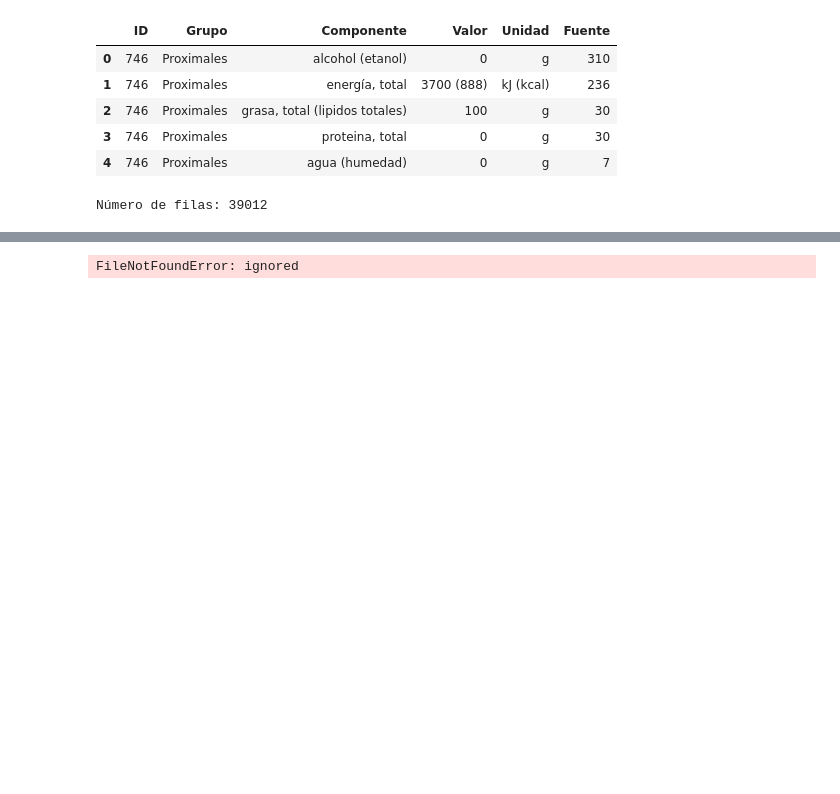
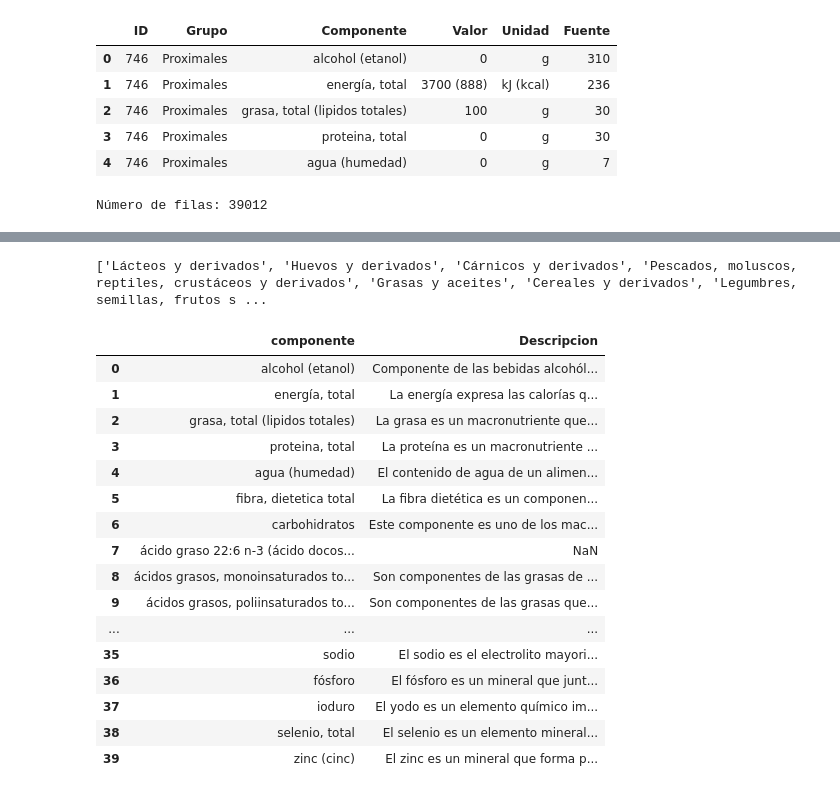
Before and after one commit to joampc/TFM2023, a Jupyter notebook: notebooks/Food_processing.ipynb, the cells around one changed output, grey strips where cells are left out. Drawn from its saved outputs; the diff is of its cells as text; code cells hidden in the pictures; blank space fills up the shorter version.

```diff
--- a/notebooks/Food_processing.ipynb
+++ b/notebooks/Food_processing.ipynb
@@ -81,5 +92,27 @@ Número de filas: 39012
-# %%
-df_grupos = pd.read_csv('/content/drive/MyDrive/TFM/Alimentos/grupos_alimentos.csv', delimiter='|')
-df_grupos.head()
-# %% [output]
-FileNotFoundError: ignored
+# %%
+print(df_grupos['Texto'].unique().tolist())
+# %% [output]
+['Lácteos y derivados', 'Huevos y derivados', 'Cárnicos y derivados', 'Pescados, moluscos, reptiles, crustáceos y derivados', 'Grasas y aceites', 'Cereales y derivados', 'Legumbres, semillas, frutos s ...
+# %%
+#esto es un dataset informativo que describe lo que significa cada elemento de la composicion de los alimentos
+df_desc_componente = pd.read_csv('/content/drive/MyDrive/TFM/Alimentos/descripcion_componentes.csv', delimiter='|')
+df_desc_componente.shape[0]
+df_desc_componente.head(40)
+# %% [output]
+|  | componente | Descripcion |
+| 0 | alcohol (etanol) | Componente de las bebidas alcohól... |
+| 1 | energía, total | La energía expresa las calorías q... |
+| 2 | grasa, total (lipidos totales) | La grasa es un macronutriente que... |
+| 3 | proteina, total | La proteína es un macronutriente ... |
+| 4 | agua (humedad) | El contenido de agua de un alimen... |
+| 5 | fibra, dietetica total | La fibra dietética es un componen... |
+| 6 | carbohidratos | Este componente es uno de los mac... |
+| 7 | ácido graso 22:6 n-3 (ácido docos... | NaN |
+| 8 | ácidos grasos, monoinsaturados to... | Son componentes de las grasas de ... |
+| 9 | ácidos grasos, poliinsaturados to... | Son componentes de las grasas que... |
+| ... | ... | ... |
+| 35 | sodio | El sodio es el electrolito mayori... |
+| 36 | fósforo | El fósforo es un mineral que junt... |
+| 37 | ioduro | El yodo es un elemento químico im... |
+| 38 | selenio, total | El selenio es un elemento mineral... |
+| 39 | zinc (cinc) | El zinc es un mineral que forma p... |
```
Also changed, not shown: parts of 4 cells of this notebook.
